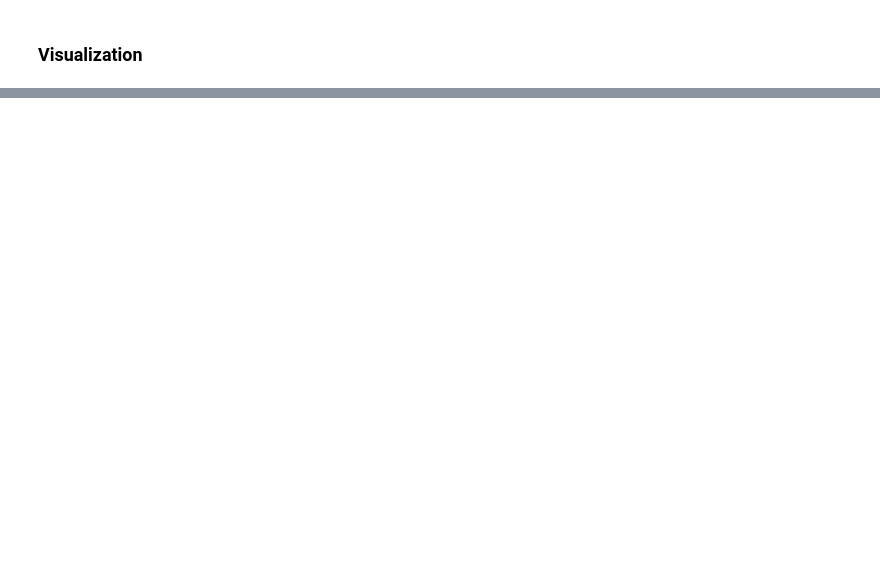
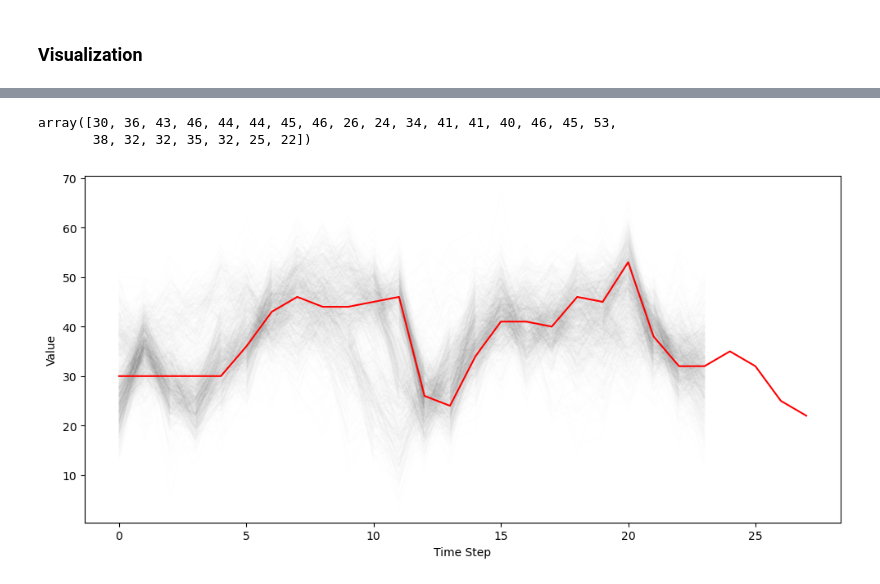
Before and after one commit to jhyeoh2002/V2B_Optimization_with_AI_on_BSS, a Jupyter notebook: time_series_generator/scripts/demo_code.ipynb, the cells around one changed output, grey strips where cells are left out. Cells and saved outputs as stored; diff of their text form; code cells hidden in the pictures; blank space fills up the shorter version.

```diff
--- a/time_series_generator/scripts/demo_code.ipynb
+++ b/time_series_generator/scripts/demo_code.ipynb
@@ -51,0 +72,24 @@ plt.show()
+# %%
+cfg.SEED
+# %% [output]
+array([30, 36, 43, 46, 44, 44, 45, 46, 26, 24, 34, 41, 41, 40, 46, 45, 53,
+       38, 32, 32, 35, 32, 25, 22])
+# %%
+
+import numpy as np
+import matplotlib.pyplot as plt
+
+
+plt.figure(figsize=(10, 5))
+for i in range(1000):
+    plt.plot(sample[i], label="Mean of synthetic data", color="black", alpha=0.005)
+
+plt.plot(np.insert(cfg.SEED, 0, [30,30,30,30]), label="Seed", color="red")
+
+plt.xlabel("Time Step")
+plt.ylabel("Value")
+# plt.legend()
+plt.tight_layout()
+plt.show()
+# %% [output]
+[figure, added]
```
Also changed, not shown: parts of 4 cells of this notebook, 9 other files.
